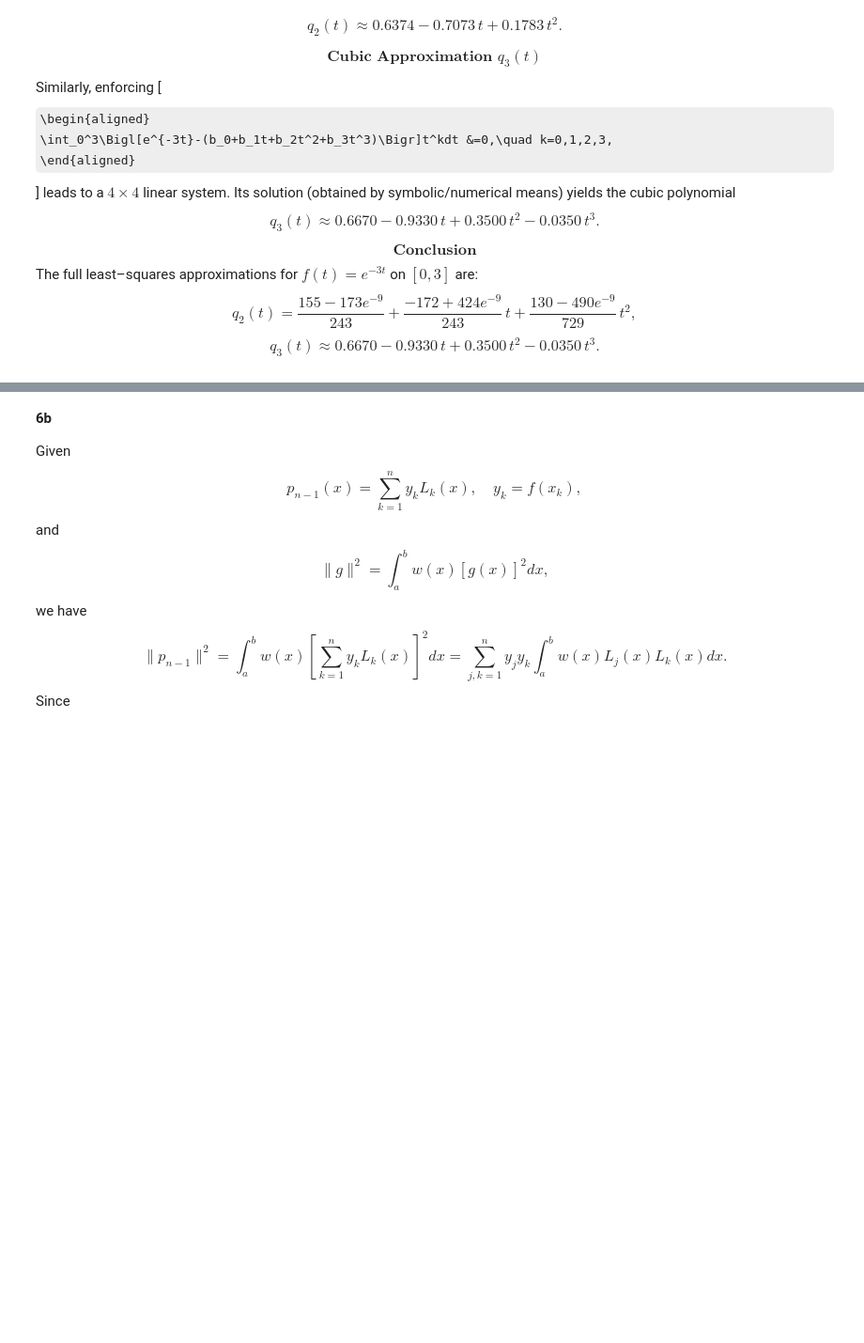
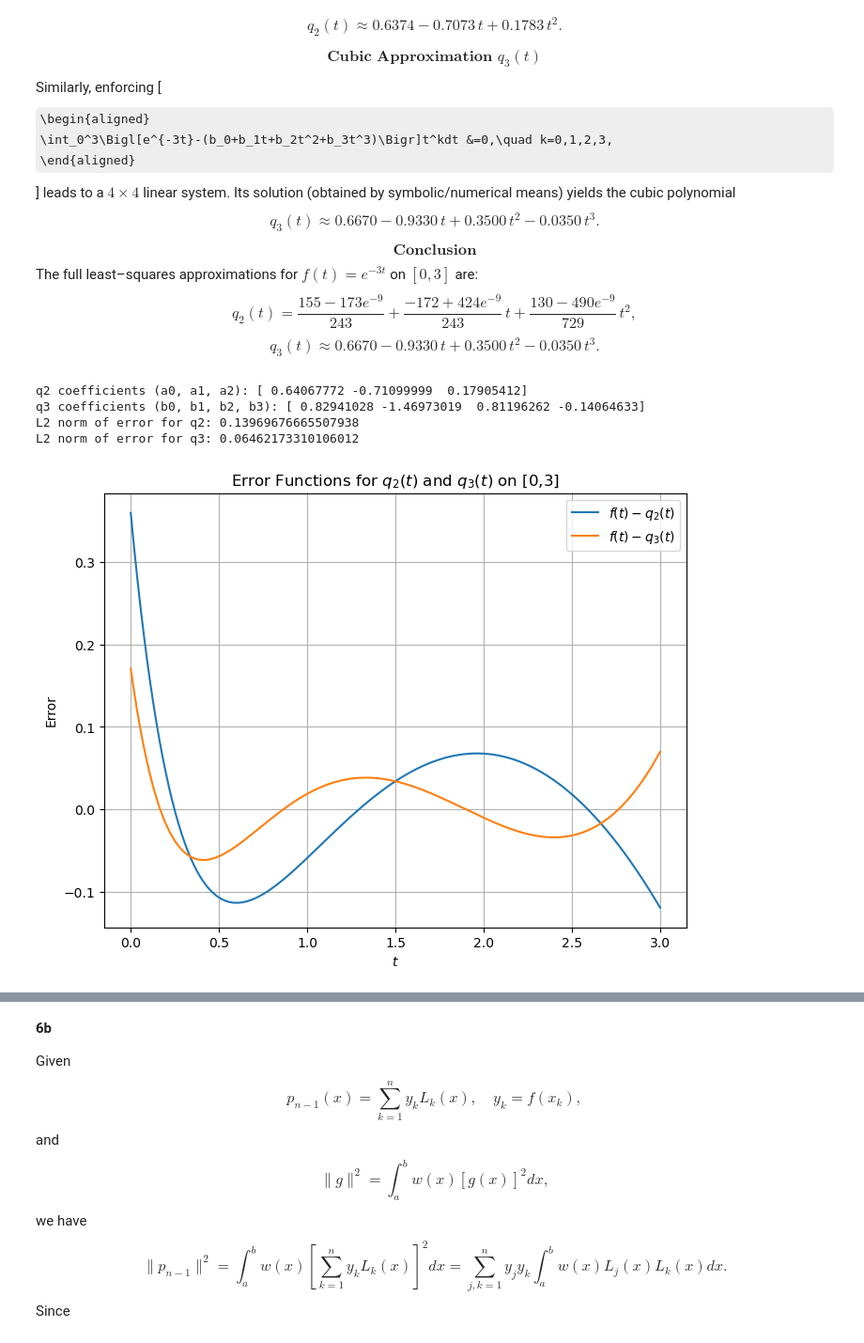
Before and after one commit to EvanPFWang/pythonPractice, a Jupyter notebook: hw8Shi.ipynb, the cells around one changed output, grey strips where cells are left out. Shown: that part at 94% size. Drawn from its saved outputs; the diff is of its cells as text; code cells hidden in the pictures; some formulas as TeX source; blank space fills up the shorter version.

```diff
--- a/hw8Shi.ipynb
+++ b/hw8Shi.ipynb
@@ -336,0 +286,51 @@ print("L2 norm of error for q3:", err3_norm)
+# %%
+import numpy as np
+import matplotlib.pyplot as plt
+
+def f(t):
+    return np.exp(-3*t)
+
+t = np.linspace(0, 3, 500)
+ft = f(t)
+
+A2 = np.vstack([np.ones_like(t), t, t**2]).T
+A3 = np.vstack([np.ones_like(t), t, t**2, t**3]).T
+
+coef2, _, _, _ = np.linalg.lstsq(A2, ft, rcond=None)
+coef3, _, _, _ = np.linalg.lstsq(A3, ft, rcond=None)
+
+def q2(t):
+    return coef2[0] + coef2[1]*t + coef2[2]*t**2
+
+def q3(t):
+    return coef3[0] + coef3[1]*t + coef3[2]*t**2 + coef3[3]*t**3
+
+q2t = q2(t)
+q3t = q3(t)
+
+err2 = ft - q2t
+err3 = ft - q3t
+
+norm_err2 = np.sqrt(np.trapz(err2**2, t))
+norm_err3 = np.sqrt(np.trapz(err3**2, t))
+
+print("q2 coefficients (a0, a1, a2):", coef2)
+print("q3 coefficients (b0, b1, b2, b3):", coef3)
+print("L2 norm of error for q2:", norm_err2)
+print("L2 norm of error for q3:", norm_err3)
+
+plt.figure(figsize=(8,6))
+plt.plot(t, err2, label='$f(t)-q_2(t)$')
+plt.plot(t, err3, label='$f(t)-q_3(t)$')
+plt.xlabel('$t$')
+plt.ylabel('Error')
+plt.title('Error Functions for $q_2(t)$ and $q_3(t)$ on [0,3]')
+plt.legend()
+plt.grid(True)
+plt.show()
+# %% [output]
+q2 coefficients (a0, a1, a2): [ 0.64067772 -0.71099999  0.17905412]
+q3 coefficients (b0, b1, b2, b3): [ 0.82941028 -1.46973019  0.81196262 -0.14064633]
+L2 norm of error for q2: 0.13969676665507938
+L2 norm of error for q3: 0.06462173310106012
+[figure, added]
```
Also changed, not shown: parts of 3 cells of this notebook.
